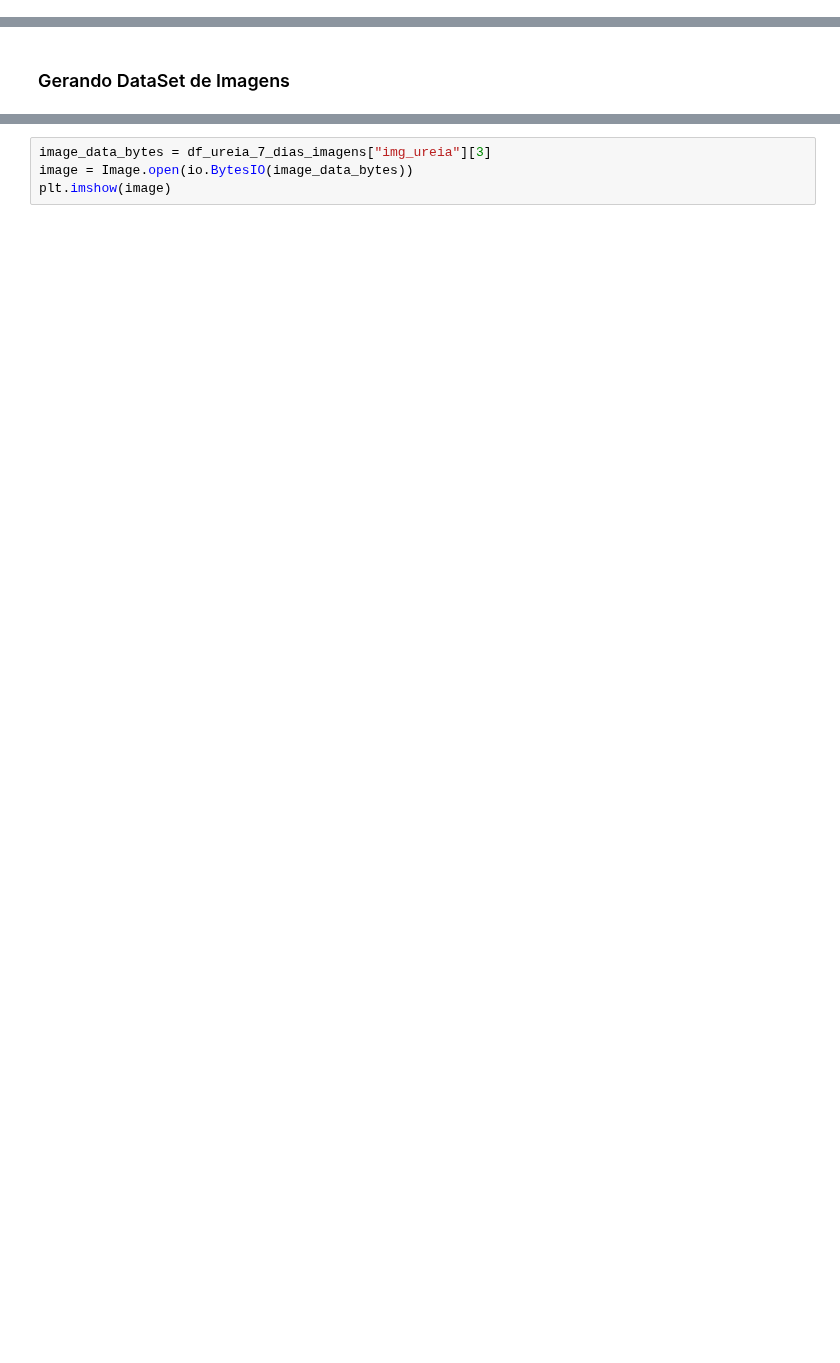
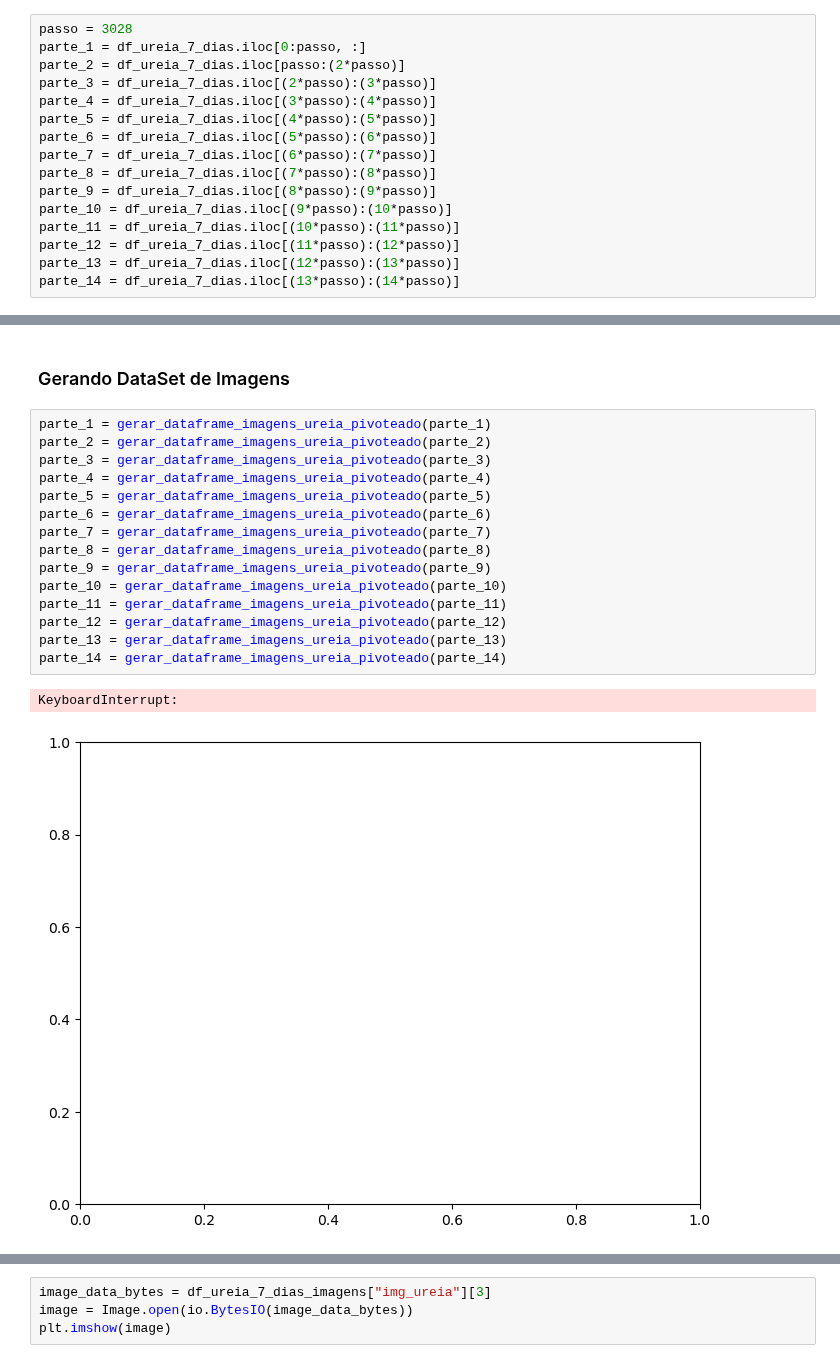
Before and after one commit to igorssant/TCC-Comparacao-de-Modelos-de-ML-nao-Supervisionados, a Jupyter notebook: src/gerar_dataset_imagens.ipynb, the cells around one changed output, grey strips where cells are left out. Saved outputs shown, nothing was run; the diff lists cells and outputs as text; blank space fills up the shorter version.

Commit message:
feat: nova tentativa de gerar imagens a partir do dataset repartido

```diff
--- a/src/gerar_dataset_imagens.ipynb
+++ b/src/gerar_dataset_imagens.ipynb
@@ -41,3 +69,19 @@ df_ureia_7_dias.isna().sum()
+# %%
+passo = 3028
+parte_1 = df_ureia_7_dias.iloc[0:passo, :]
+parte_2 = df_ureia_7_dias.iloc[passo:(2*passo)]
+parte_3 = df_ureia_7_dias.iloc[(2*passo):(3*passo)]
+parte_4 = df_ureia_7_dias.iloc[(3*passo):(4*passo)]
+parte_5 = df_ureia_7_dias.iloc[(4*passo):(5*passo)]
+parte_6 = df_ureia_7_dias.iloc[(5*passo):(6*passo)]
+parte_7 = df_ureia_7_dias.iloc[(6*passo):(7*passo)]
+parte_8 = df_ureia_7_dias.iloc[(7*passo):(8*passo)]
+parte_9 = df_ureia_7_dias.iloc[(8*passo):(9*passo)]
+parte_10 = df_ureia_7_dias.iloc[(9*passo):(10*passo)]
+parte_11 = df_ureia_7_dias.iloc[(10*passo):(11*passo)]
+parte_12 = df_ureia_7_dias.iloc[(11*passo):(12*passo)]
+parte_13 = df_ureia_7_dias.iloc[(12*passo):(13*passo)]
+parte_14 = df_ureia_7_dias.iloc[(13*passo):(14*passo)]
 # %% [markdown]
 ### Despivoteando o dataset
 # %%
@@ -52,3 +108,21 @@ df_ureia_7_dias.head(10)
 # %% [markdown]
 ### Gerando DataSet de Imagens
+# %%
+parte_1 = gerar_dataframe_imagens_ureia_pivoteado(parte_1)
+parte_2 = gerar_dataframe_imagens_ureia_pivoteado(parte_2)
+parte_3 = gerar_dataframe_imagens_ureia_pivoteado(parte_3)
+parte_4 = gerar_dataframe_imagens_ureia_pivoteado(parte_4)
+parte_5 = gerar_dataframe_imagens_ureia_pivoteado(parte_5)
+parte_6 = gerar_dataframe_imagens_ureia_pivoteado(parte_6)
+parte_7 = gerar_dataframe_imagens_ureia_pivoteado(parte_7)
+parte_8 = gerar_dataframe_imagens_ureia_pivoteado(parte_8)
+parte_9 = gerar_dataframe_imagens_ureia_pivoteado(parte_9)
+parte_10 = gerar_dataframe_imagens_ureia_pivoteado(parte_10)
+parte_11 = gerar_dataframe_imagens_ureia_pivoteado(parte_11)
+parte_12 = gerar_dataframe_imagens_ureia_pivoteado(parte_12)
+parte_13 = gerar_dataframe_imagens_ureia_pivoteado(parte_13)
+parte_14 = gerar_dataframe_imagens_ureia_pivoteado(parte_14)
+# %% [output]
+KeyboardInterrupt:
+[figure, added]
 # %%
```
Also changed, not shown: parts of 11 cells of this notebook, 1 other file.
